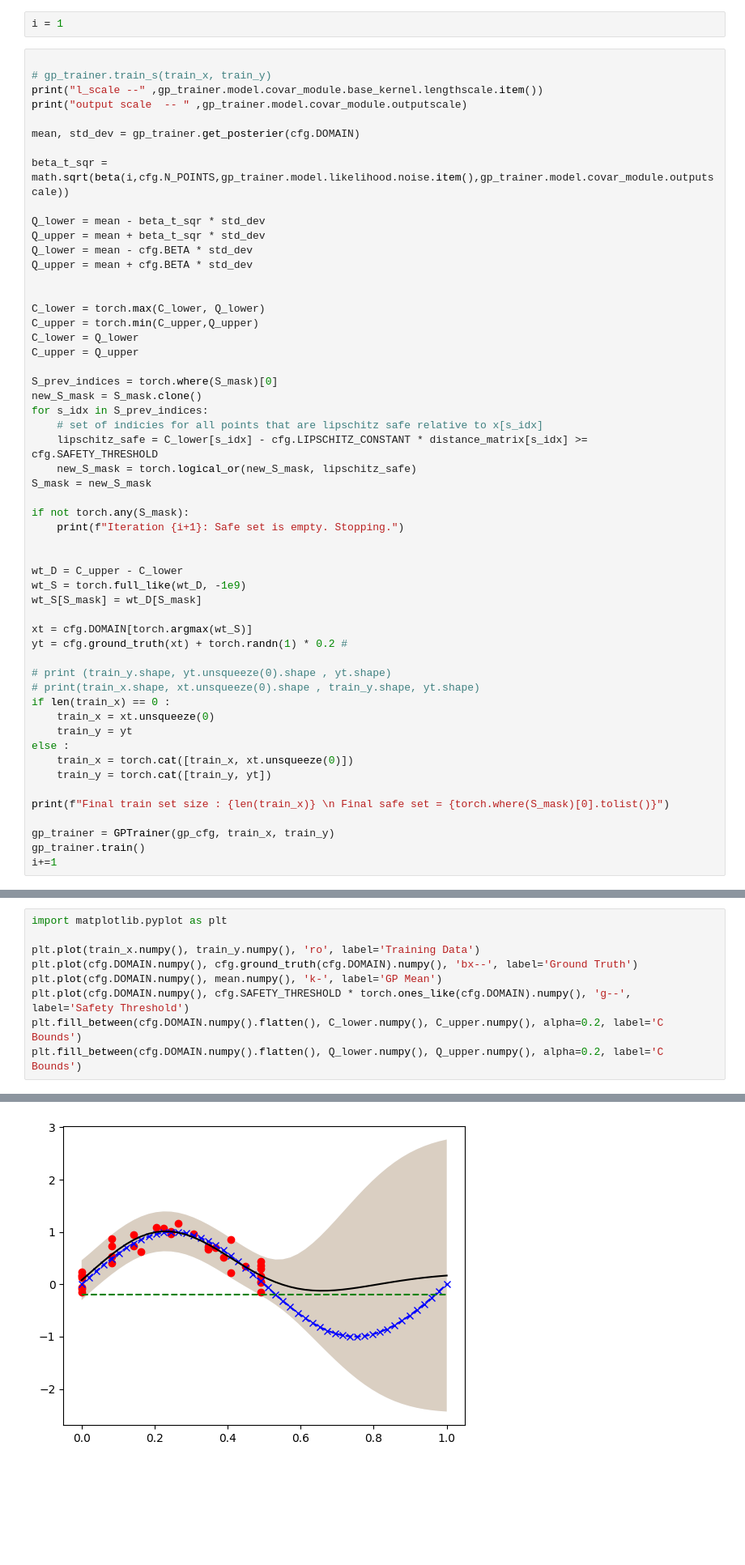
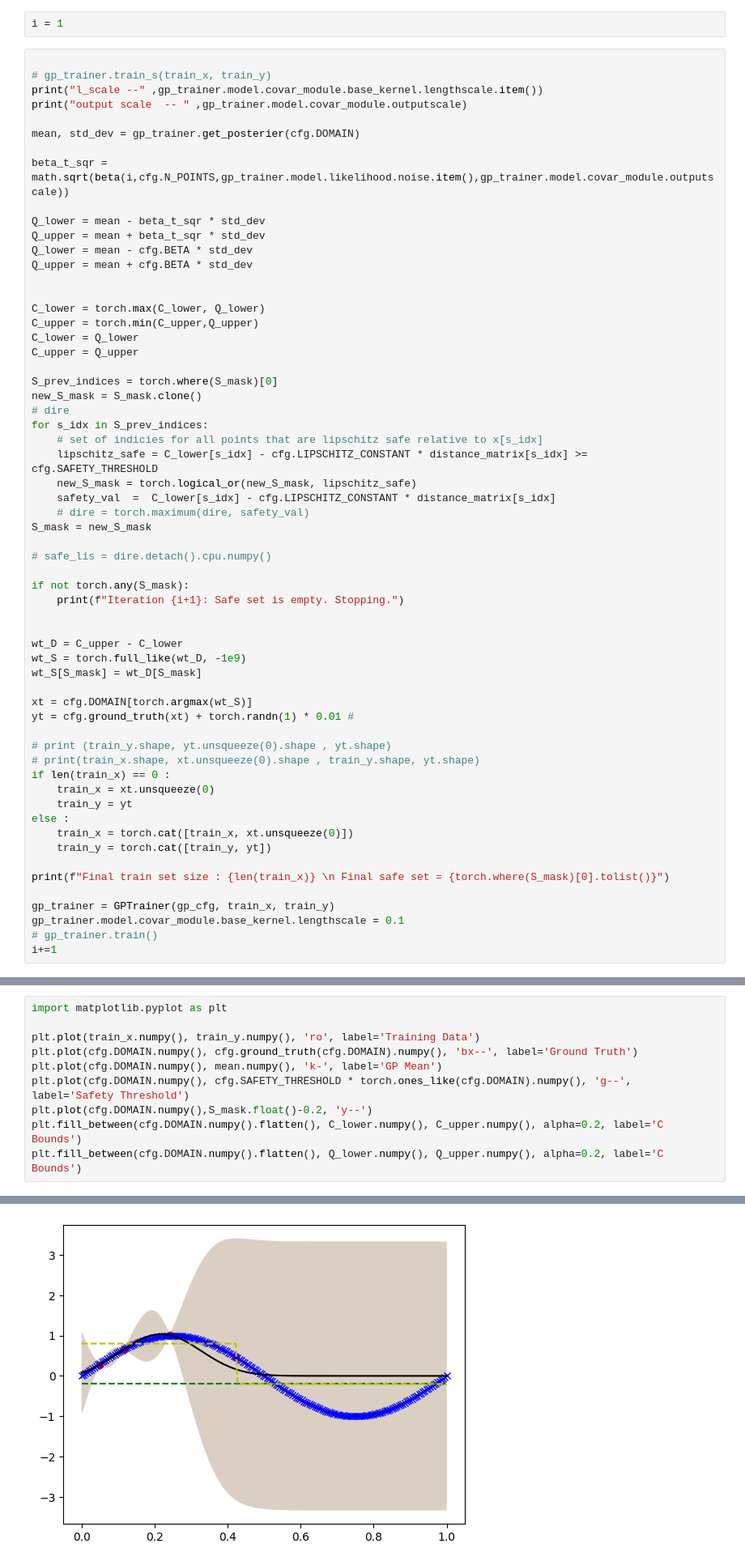
Before and after one commit to Ahmed-basha99/safeopt_sal, a Jupyter notebook: plot.ipynb, the cells around one changed output, grey strips where cells are left out. Shown at 81% size. Cells and saved outputs as stored; diff of their text form; blank space fills up the shorter version.

Commit message:
trying constant hyperparam

```diff
--- a/plot.ipynb
+++ b/plot.ipynb
@@ -69,11 +69,16 @@ C_upper = Q_upper
 
 S_prev_indices = torch.where(S_mask)[0]
 new_S_mask = S_mask.clone()
+# dire
 for s_idx in S_prev_indices:
     # set of indicies for all points that are lipschitz safe relative to x[s_idx]
     lipschitz_safe = C_lower[s_idx] - cfg.LIPSCHITZ_CONSTANT * distance_matrix[s_idx] >= cfg.SAFETY_THRESHOLD
     new_S_mask = torch.logical_or(new_S_mask, lipschitz_safe)
+    safety_val  =  C_lower[s_idx] - cfg.LIPSCHITZ_CONSTANT * distance_matrix[s_idx]
+    # dire = torch.maximum(dire, safety_val)
 S_mask = new_S_mask
+
+# safe_lis = dire.detach().cpu.numpy()
 
 if not torch.any(S_mask):
     print(f"Iteration {i+1}: Safe set is empty. Stopping.")
@@ -84,7 +89,7 @@ wt_S = torch.full_like(wt_D, -1e9)
 wt_S[S_mask] = wt_D[S_mask]
 
 xt = cfg.DOMAIN[torch.argmax(wt_S)]
-yt = cfg.ground_truth(xt) + torch.randn(1) * 0.2 #
+yt = cfg.ground_truth(xt) + torch.randn(1) * 0.01 #
 
 # print (train_y.shape, yt.unsqueeze(0).shape , yt.shape)
 # print(train_x.shape, xt.unsqueeze(0).shape , train_y.shape, yt.shape)
@@ -98,6 +103,7 @@ else :
 print(f"Final train set size : {len(train_x)} \n Final safe set = {torch.where(S_mask)[0].tolist()}")
 
 gp_trainer = GPTrainer(gp_cfg, train_x, train_y)
-gp_trainer.train()
+gp_trainer.model.covar_module.base_kernel.lengthscale = 0.1
+# gp_trainer.train()
 i+=1
 # %% [output]
@@ -129,6 +118,7 @@ plt.plot(train_x.numpy(), train_y.numpy(), 'ro', label='Training Data')
 plt.plot(cfg.DOMAIN.numpy(), cfg.ground_truth(cfg.DOMAIN).numpy(), 'bx--', label='Ground Truth')
 plt.plot(cfg.DOMAIN.numpy(), mean.numpy(), 'k-', label='GP Mean')
 plt.plot(cfg.DOMAIN.numpy(), cfg.SAFETY_THRESHOLD * torch.ones_like(cfg.DOMAIN).numpy(), 'g--', label='Safety Threshold')
+plt.plot(cfg.DOMAIN.numpy(),S_mask.float()-0.2, 'y--')
 plt.fill_between(cfg.DOMAIN.numpy().flatten(), C_lower.numpy(), C_upper.numpy(), alpha=0.2, label='C Bounds')
 plt.fill_between(cfg.DOMAIN.numpy().flatten(), Q_lower.numpy(), Q_upper.numpy(), alpha=0.2, label='C Bounds')
 # %% [output]
@@ -136 +126 @@ plt.fill_between(cfg.DOMAIN.numpy().flatten(), Q_lower.numpy(), Q_upper.numpy(),
-[figure, old version]
+[figure, new version]
```
Also changed, not shown: parts of 4 cells of this notebook, 1 other file.
